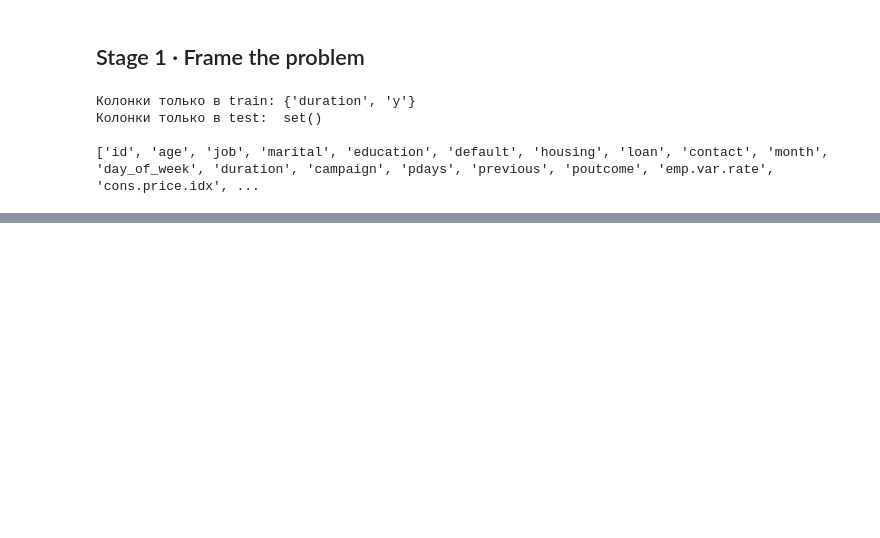
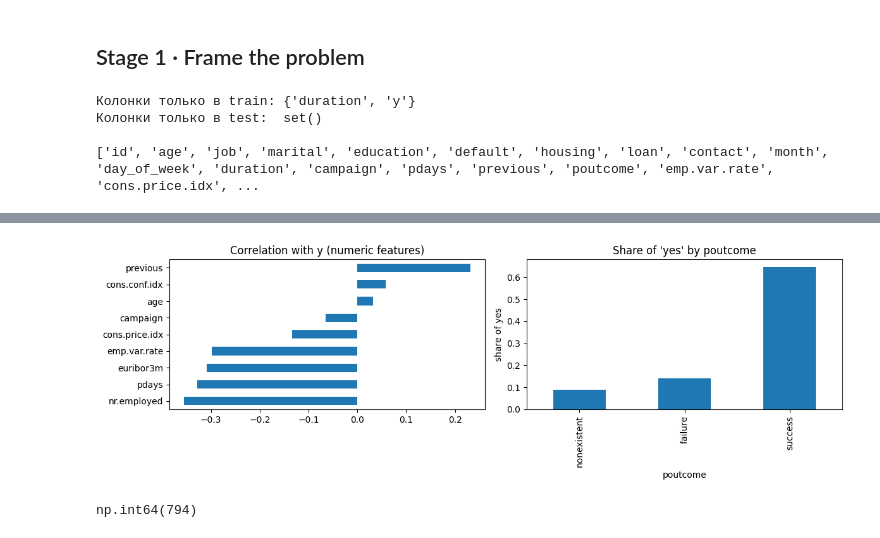
Before and after one commit to ShakenbaevD/SHAKENBAYEV_ML_task_3, a Jupyter notebook: shakenbayev_task3.ipynb, the cells around one changed output, grey strips where cells are left out. Saved outputs shown, nothing was run; the diff lists cells and outputs as text; code cells hidden in the pictures; blank space fills up the shorter version.

```diff
--- a/shakenbayev_task3.ipynb
+++ b/shakenbayev_task3.ipynb
@@ -51,0 +123,16 @@ print(train.columns.tolist())
+# %%
+import matplotlib.pyplot as plt
+
+# Числовые признаки: корреляция с y (y кодируется 0/1)
+num = X.select_dtypes("number")
+corr = num.corrwith(y).sort_values()
+print("Корреляция числовых признаков с y:")
+print(corr.round(3))
+print()
+
+# Категориальные: доля yes по значениям
+for col in ["month", "poutcome", "job"]:
+    r = y.groupby(X[col]).agg(["mean", "count"]).sort_values("mean")
+    print(col)
+    print(r.round(3))
+    print()
@@ -51,0 +157,19 @@ print(train.columns.tolist())
+# %%
+fig, ax = plt.subplots(1, 2, figsize=(12, 4))
+
+corr.plot.barh(ax=ax[0])
+ax[0].set_title("Correlation with y (numeric features)")
+
+r = y.groupby(X["poutcome"]).mean().sort_values()
+r.plot.bar(ax=ax[1])
+ax[1].set_title("Share of 'yes' by poutcome")
+ax[1].set_ylabel("share of yes")
+
+plt.tight_layout()
+plt.show()
+# %% [output]
+[figure, added]
+# %%
+((X["housing"] == "unknown") & (X["loan"] == "unknown")).sum()
+# %% [output]
+np.int64(794)
```
Also changed, not shown: parts of 6 cells of this notebook.
